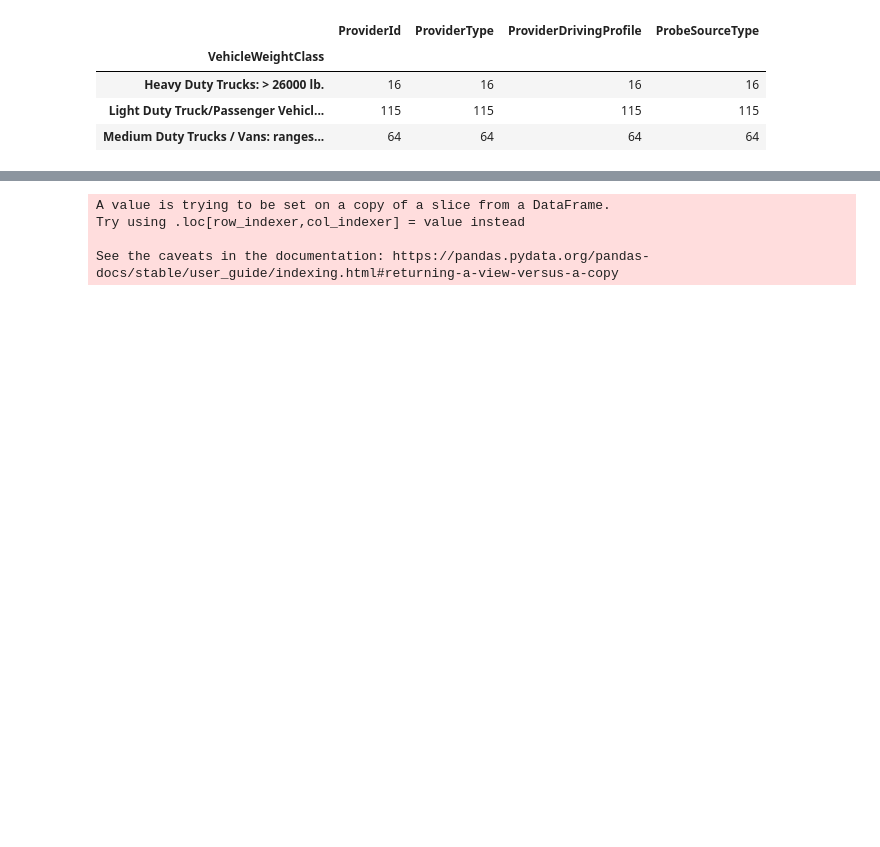
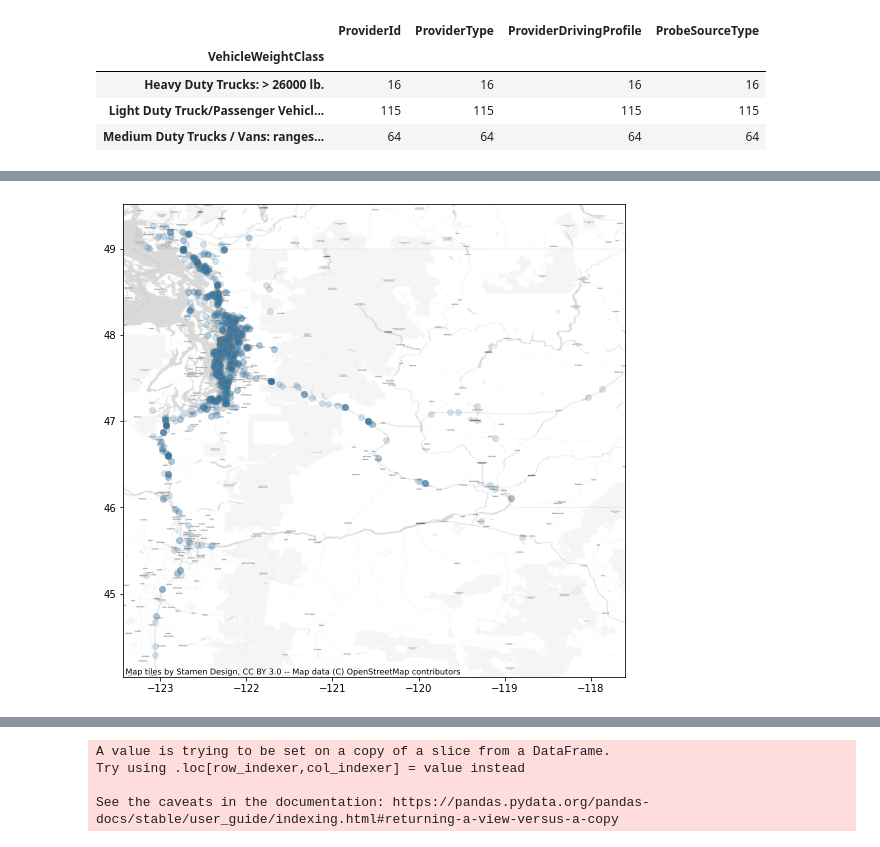
Before and after one commit to psrc/data-science, a Jupyter notebook: inrix/Inrix Sample Data Explorations.ipynb, the cells around one changed output, grey strips where cells are left out. Cells and saved outputs as stored; diff of their text form; code cells hidden in the pictures; blank space fills up the shorter version.

```diff
--- a/inrix/Inrix Sample Data Explorations.ipynb
+++ b/inrix/Inrix Sample Data Explorations.ipynb
@@ -128,0 +127,9 @@ trips_vehicle = pd.merge(trips_df,vehicle_df, on='ProviderId')
+# %%
+g_o_trips_vehicle = gpd.GeoDataFrame(
+    trips_vehicle, geometry=gpd.points_from_xy(trips_vehicle.EndLocLon, trips_vehicle.EndLocLat))
+g_o_trips_vehicle.crs = "EPSG:4326"
+# %%
+points_ax = g_o_trips_vehicle.plot(figsize=(9, 16), zorder=15, ec='gray', alpha=0.2)
+ctx.add_basemap(points_ax, source=ctx.providers.Stamen.TonerLite,zoom=10,crs='EPSG:4326')
+# %% [output]
+[figure, added]
```
Also changed, not shown: parts of 35 cells of this notebook, 1 other file.
